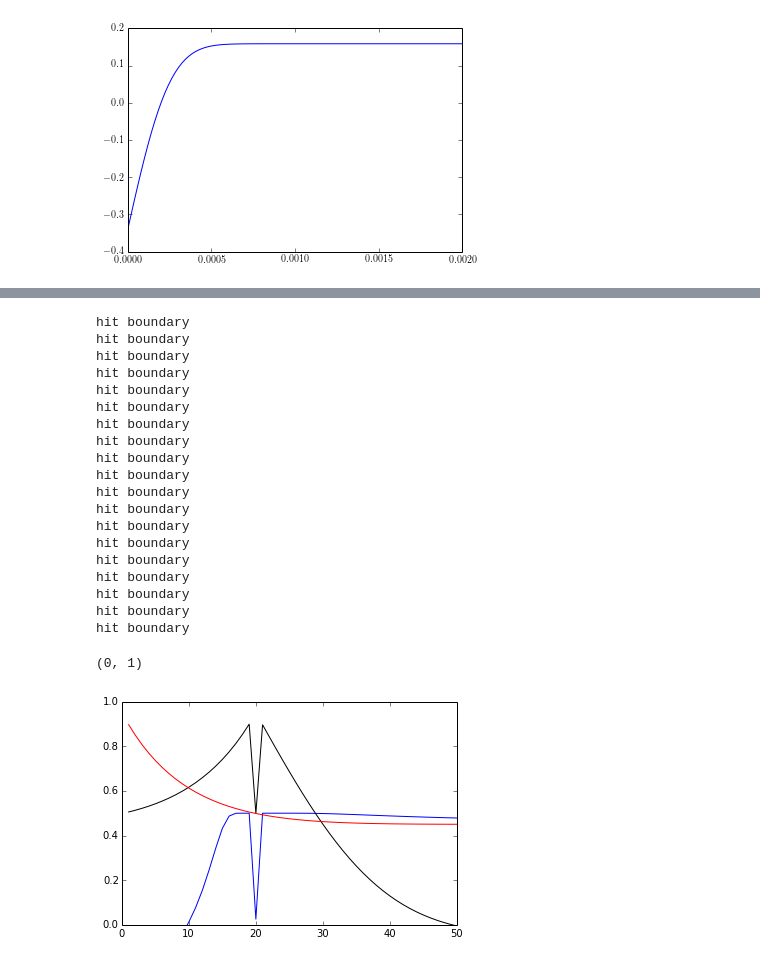
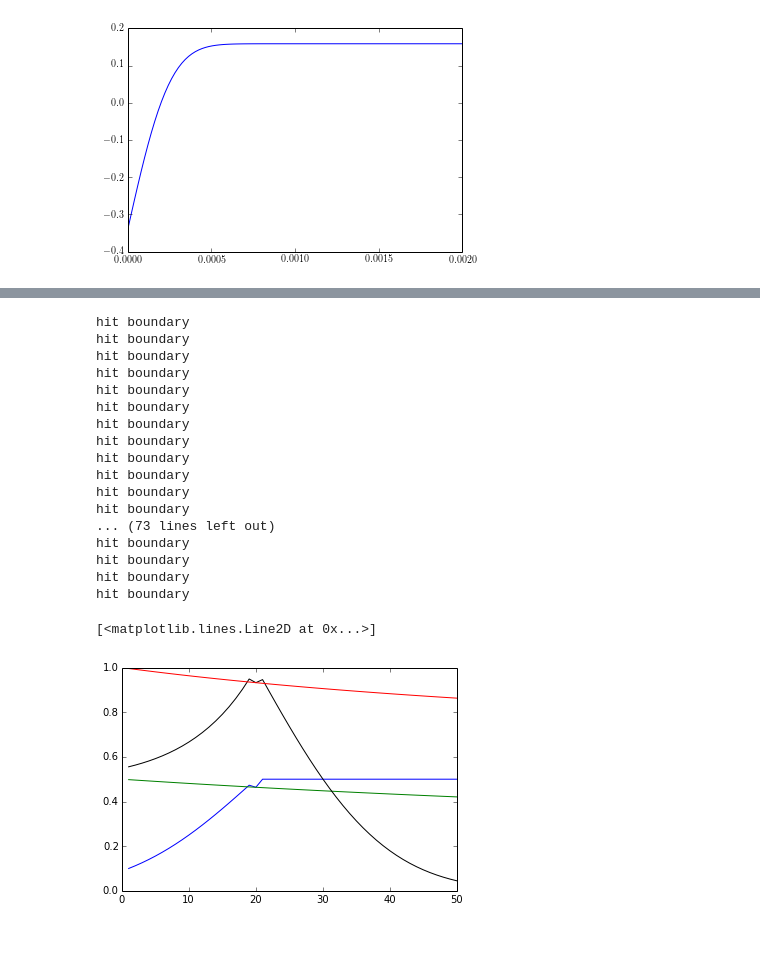
Before and after one commit to cranmer/fast-asimov-utils, a Jupyter notebook: docs/demo-notebook.ipynb, the cells around one changed output, grey strips where cells are left out. Drawn from its saved outputs; the diff is of its cells as text; code cells hidden in the pictures.

```diff
--- a/docs/demo-notebook.ipynb
+++ b/docs/demo-notebook.ipynb
@@ -251,43 +251,41 @@ AttributeError: 'module' object has no attribute 'testReload'
 sTest = np.linspace(1,50,50)
 
 CLb_obs = sTest.copy()
 CLb_exp = sTest.copy()
 CLs_obs = sTest.copy()
 CLs_exp = sTest.copy()
 
 for i,s in enumerate(sTest):
-    qtest =fasimov.qmuBand(s, bExp=100., deltaB=10., sigmaBand=0.)
-    qtest_b =fasimov.qmuBand(s=0.1, bExp=100., deltaB=10., sigmaBand=0.)
 
-    CLb_obs[i] = fasimov.CLbArgumentWrapper(qtest, s,n=120,m=100,tau=1.,sigmaBand=0.)
-    CLb_exp[i] = fasimov.CLbArgumentWrapper(qtest_b, s,n=100,m=100,tau=1.,sigmaBand=0.)
-    CLs_obs[i] = fasimov.CLsArgumentWrapper(s,n=120, m=100,tau=1)
-    CLs_exp[i] = fasimov.CLsArgumentWrapper(s,n=100+s, m=100,tau=1)
+    CLb_obs[i] = fasimov.CLb(n=120, m=100,s=s,tau=1)
+    CLb_exp[i] = fasimov.CLb(n=100+s, m=100,s=s,tau=1)
+
+    CLs_obs[i] = fasimov.CLs(n=120, m=100,s=s,tau=1)
+    CLs_exp[i] = fasimov.CLs(n=100+s, m=100,s=s,tau=1)
+
 
 plt.plot(sTest,CLb_obs, c='blue')
 plt.plot(sTest,CLb_exp, c='green')
 plt.plot(sTest,CLs_obs, c='black')
-plt.plot(sTest,CLs_exp, c='r')
-plt.ylim(0,1)
+plt.plot(sTest,CLs_exp, c='red')
+#plt.ylim(-.5,1.1)
 # %% [output]
 hit boundary
 hit boundary
 hit boundary
 hit boundary
 hit boundary
 hit boundary
 hit boundary
 hit boundary
 hit boundary
 hit boundary
 hit boundary
 hit boundary
+... (73 lines left out)
 hit boundary
 hit boundary
 hit boundary
 hit boundary
-hit boundary
-hit boundary
-hit boundary
-(0, 1)
+[<matplotlib.lines.Line2D at 0x...>]
-[figure, old version]
+[figure, new version]
```
Also changed, not shown: parts of 6 cells of this notebook, 4 other files.
